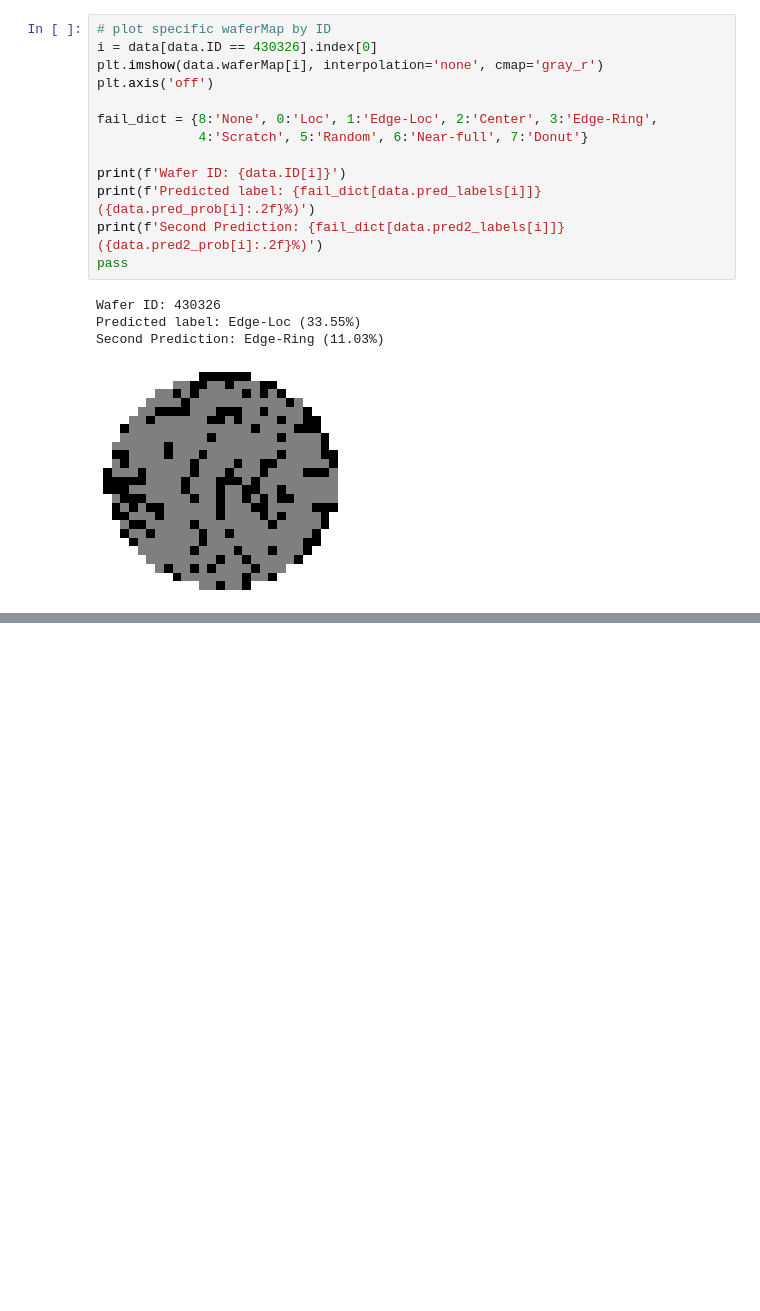
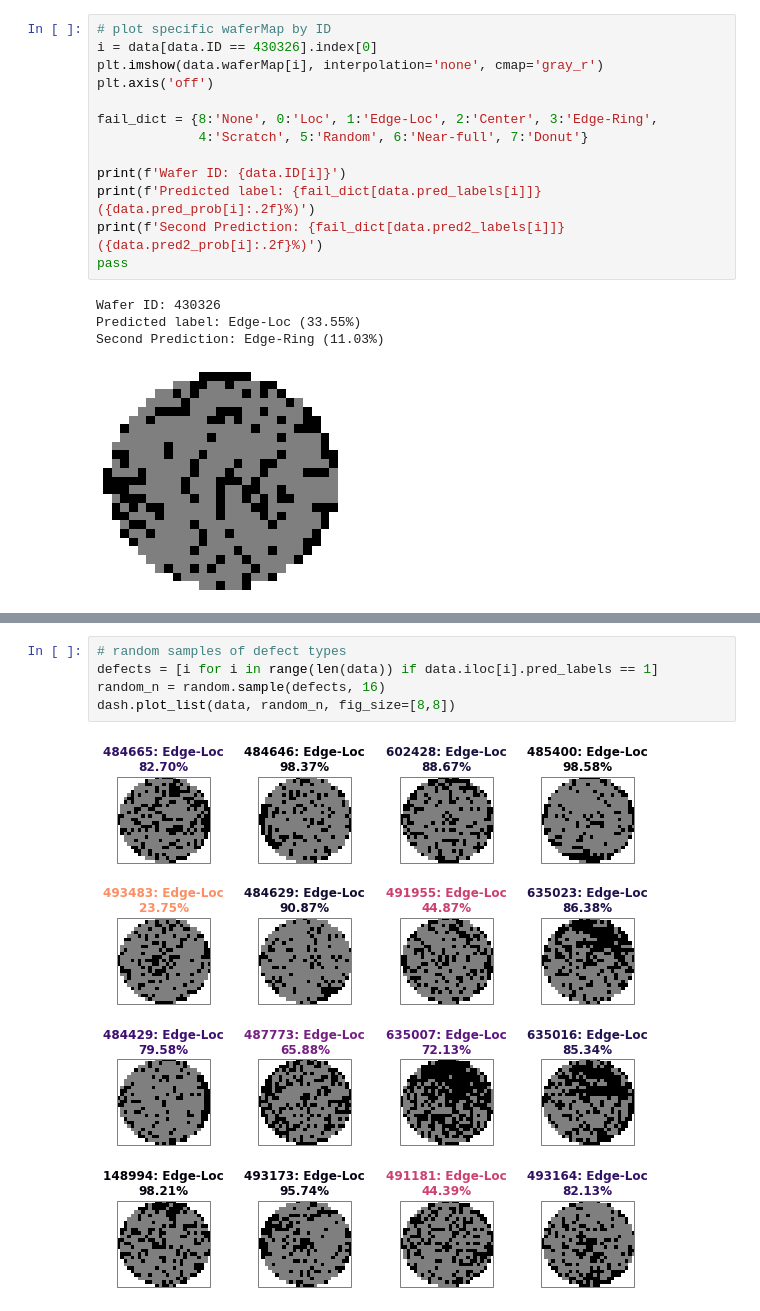
Before and after one commit to sngatzemeier/Wafer-Defect-Classification, a Jupyter notebook: Lea/unlabeled/analysis/sample_dashboard_size515.ipynb, the cells around one changed output, grey strips where cells are left out. Cells and saved outputs as stored; diff of their text form; blank space fills up the shorter version.

```diff
--- a/Lea/unlabeled/analysis/sample_dashboard_size515.ipynb
+++ b/Lea/unlabeled/analysis/sample_dashboard_size515.ipynb
@@ -130,0 +131,7 @@ dash.plot_list(data, random_n)
+# %%
+# random samples of defect types
+defects = [i for i in range(len(data)) if data.iloc[i].pred_labels == 1]
+random_n = random.sample(defects, 16)
+dash.plot_list(data, random_n, fig_size=[8,8])
+# %% [output]
+[figure, added]
```
Also changed, not shown: parts of 7 cells of this notebook, 3 other files.
